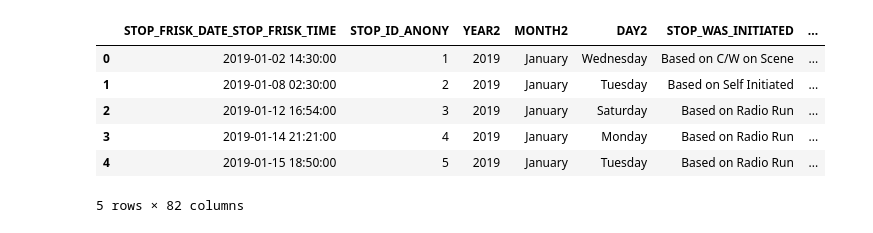
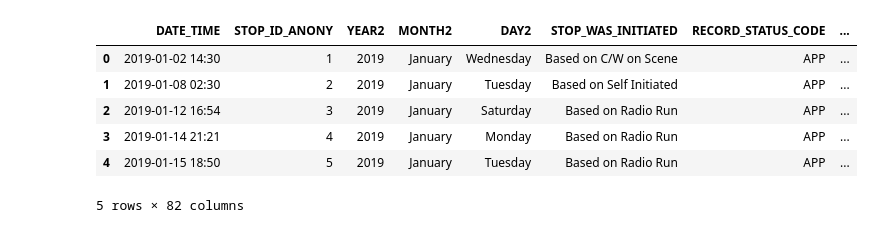
Before and after one commit to casanave/stop_and_frisk_categorical_modeling, a Jupyter notebook: stop_and_frisk_categorical.ipynb, the cells around one changed output. Cells and saved outputs as stored; diff of their text form; code cells hidden in the pictures.

```diff
--- a/stop_and_frisk_categorical.ipynb
+++ b/stop_and_frisk_categorical.ipynb
@@ -1,2 +1,7 @@
 # %%
 import pandas as pd
+# %%
+# a small function to remove the seconds
+def format_twenty_and_nineteen(date):
+    date = date[:-3]
+    return date
@@ -24,14 +45,16 @@ df_18.head()
 5 rows × 82 columns
 # %%
 df_19 = pd.read_csv('raw_data/SF_2019.csv.gz')
+df_19.rename({'STOP_FRISK_DATE_STOP_FRISK_TIME' : 'DATE_TIME'}, axis = 1, inplace = True)
+df_19['DATE_TIME'] = df_19['DATE_TIME'].map(format_twenty_and_nineteen)
 df_19.head()
 # %% [output]
-|  | STOP_FRISK_DATE_STOP_FRISK_TIME | STOP_ID_ANONY | YEAR2 | MONTH2 | DAY2 | STOP_WAS_INITIATED | ... |
-| 0 | 2019-01-02 14:30:00 | 1 | 2019 | January | Wednesday | Based on C/W on Scene | ... |
-| 1 | 2019-01-08 02:30:00 | 2 | 2019 | January | Tuesday | Based on Self Initiated | ... |
-| 2 | 2019-01-12 16:54:00 | 3 | 2019 | January | Saturday | Based on Radio Run | ... |
-| 3 | 2019-01-14 21:21:00 | 4 | 2019 | January | Monday | Based on Radio Run | ... |
-| 4 | 2019-01-15 18:50:00 | 5 | 2019 | January | Tuesday | Based on Radio Run | ... |
+|  | DATE_TIME | STOP_ID_ANONY | YEAR2 | MONTH2 | DAY2 | STOP_WAS_INITIATED | RECORD_STATUS_CODE | ... |
+| 0 | 2019-01-02 14:30 | 1 | 2019 | January | Wednesday | Based on C/W on Scene | APP | ... |
+| 1 | 2019-01-08 02:30 | 2 | 2019 | January | Tuesday | Based on Self Initiated | APP | ... |
+| 2 | 2019-01-12 16:54 | 3 | 2019 | January | Saturday | Based on Radio Run | APP | ... |
+| 3 | 2019-01-14 21:21 | 4 | 2019 | January | Monday | Based on Radio Run | APP | ... |
+| 4 | 2019-01-15 18:50 | 5 | 2019 | January | Tuesday | Based on Radio Run | APP | ... |
 5 rows × 82 columns
 # %%
 df_20 = pd.read_csv('raw_data/SF_2020.csv.gz')
```
Also changed, not shown: parts of 6 cells of this notebook.
